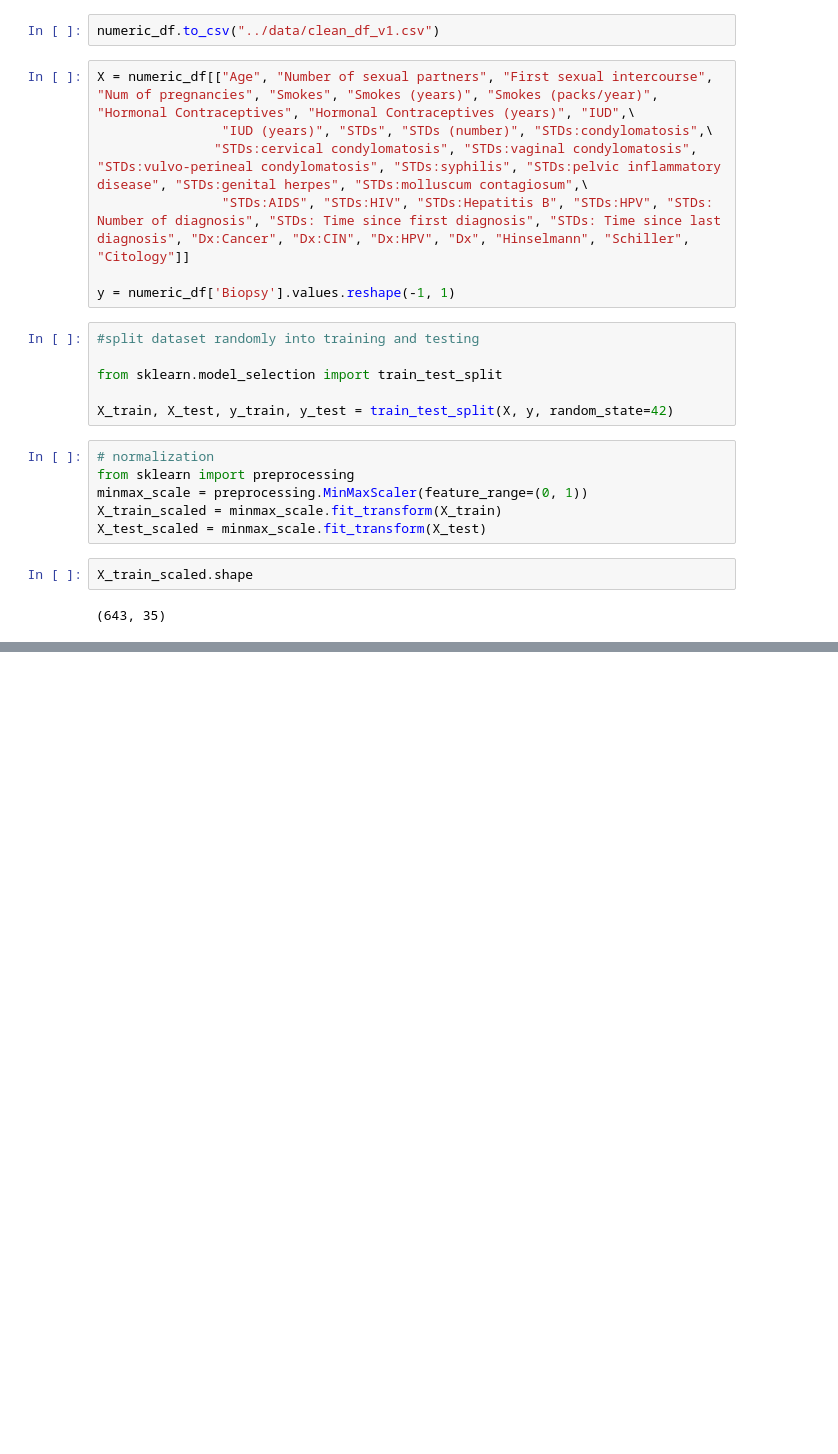
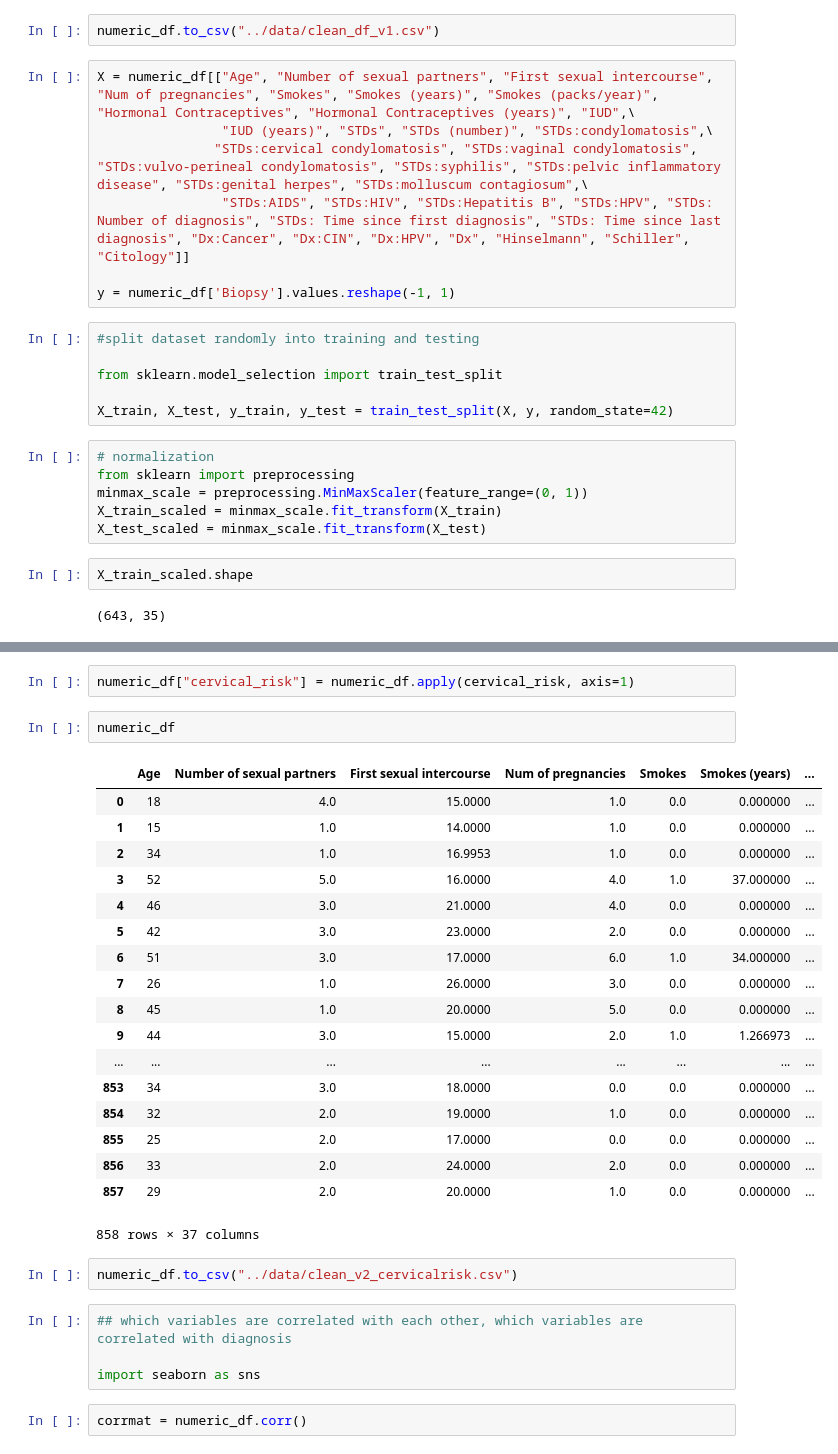
Before and after one commit to quinnwalko/Bone-Age-Final-Project, a Jupyter notebook: model_v1.ipynb, the cells around one changed output, grey strips where cells are left out. Drawn from its saved outputs; the diff is of its cells as text; blank space fills up the shorter version.

```diff
--- a/model_v1.ipynb
+++ b/model_v1.ipynb
@@ -197,0 +303,31 @@ X_train_scaled.shape
+# %%
+numeric_df["cervical_risk"] = numeric_df.apply(cervical_risk, axis=1)
+# %%
+numeric_df
+# %% [output]
+|  | Age | Number of sexual partners | First sexual intercourse | Num of pregnancies | Smokes | Smokes (years) | ... |
+| 0 | 18 | 4.0 | 15.0000 | 1.0 | 0.0 | 0.000000 | ... |
+| 1 | 15 | 1.0 | 14.0000 | 1.0 | 0.0 | 0.000000 | ... |
+| 2 | 34 | 1.0 | 16.9953 | 1.0 | 0.0 | 0.000000 | ... |
+| 3 | 52 | 5.0 | 16.0000 | 4.0 | 1.0 | 37.000000 | ... |
+| 4 | 46 | 3.0 | 21.0000 | 4.0 | 0.0 | 0.000000 | ... |
+| 5 | 42 | 3.0 | 23.0000 | 2.0 | 0.0 | 0.000000 | ... |
+| 6 | 51 | 3.0 | 17.0000 | 6.0 | 1.0 | 34.000000 | ... |
+| 7 | 26 | 1.0 | 26.0000 | 3.0 | 0.0 | 0.000000 | ... |
+| 8 | 45 | 1.0 | 20.0000 | 5.0 | 0.0 | 0.000000 | ... |
+| 9 | 44 | 3.0 | 15.0000 | 2.0 | 1.0 | 1.266973 | ... |
+| ... | ... | ... | ... | ... | ... | ... | ... |
+| 853 | 34 | 3.0 | 18.0000 | 0.0 | 0.0 | 0.000000 | ... |
+| 854 | 32 | 2.0 | 19.0000 | 1.0 | 0.0 | 0.000000 | ... |
+| 855 | 25 | 2.0 | 17.0000 | 0.0 | 0.0 | 0.000000 | ... |
+| 856 | 33 | 2.0 | 24.0000 | 2.0 | 0.0 | 0.000000 | ... |
+| 857 | 29 | 2.0 | 20.0000 | 1.0 | 0.0 | 0.000000 | ... |
+858 rows × 37 columns
+# %%
+numeric_df.to_csv("../data/clean_v2_cervicalrisk.csv")
+# %%
+## which variables are correlated with each other, which variables are correlated with diagnosis
+
+import seaborn as sns
+# %%
+corrmat = numeric_df.corr()
```
Also changed, not shown: parts of 22 cells of this notebook.
